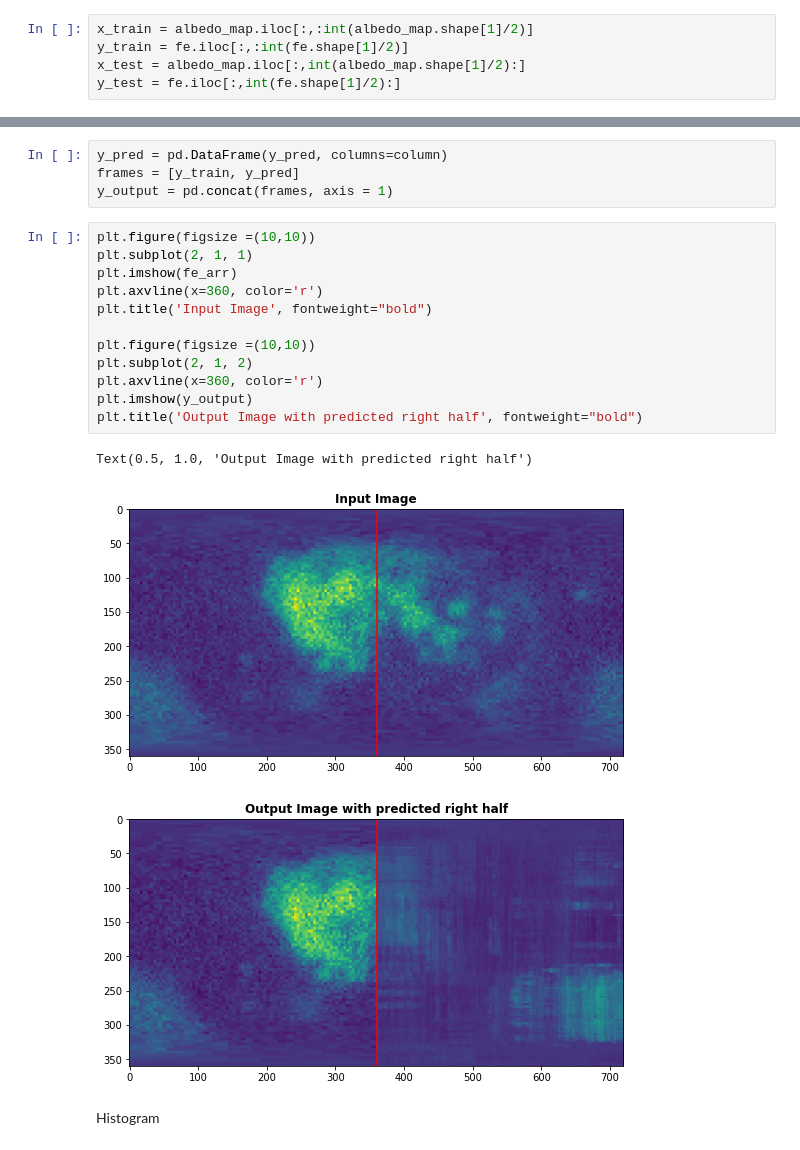
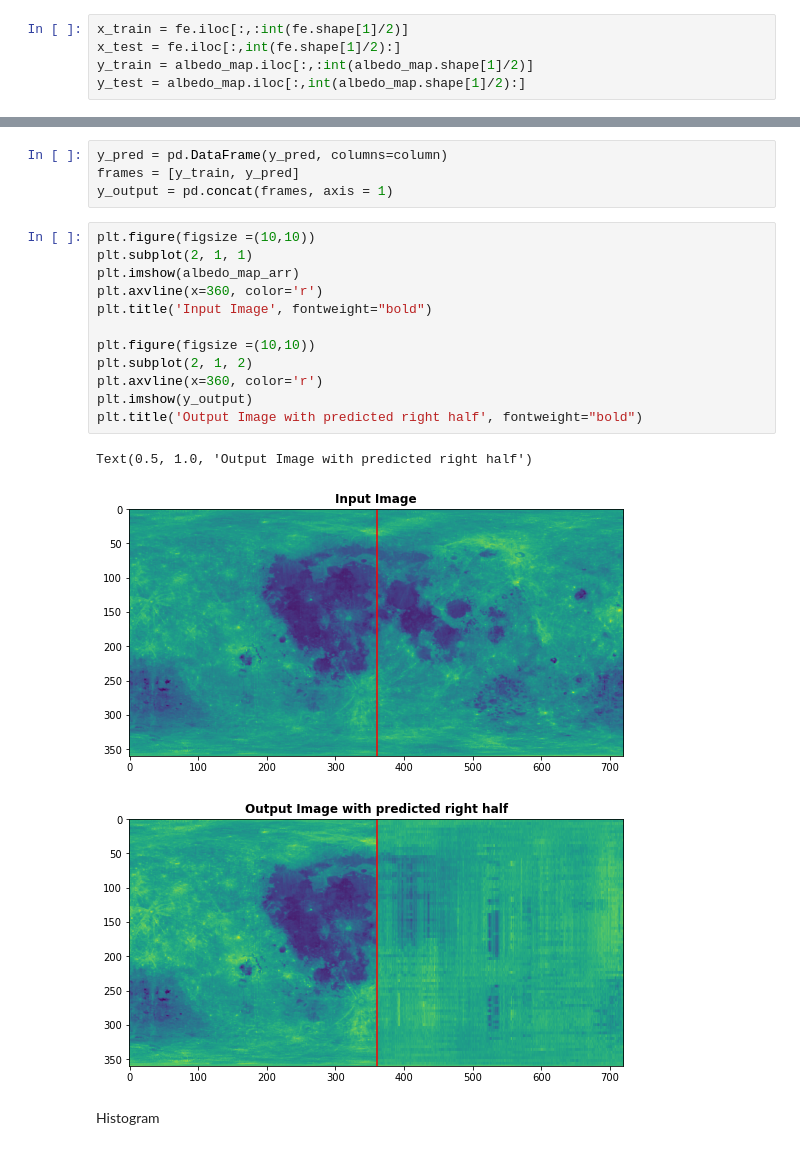
Before and after one commit to Kanav-Arora/Albedo-Moon, a Jupyter notebook: moon.ipynb, the cells around one changed output, grey strips where cells are left out. Drawn from its saved outputs; the diff is of its cells as text.

```diff
--- a/moon.ipynb
+++ b/moon.ipynb
@@ -45,10 +45,10 @@ plt.show()
 # %% [markdown]
 ### Fe
 # %%
-x_train = albedo_map.iloc[:,:int(albedo_map.shape[1]/2)]
-y_train = fe.iloc[:,:int(fe.shape[1]/2)]
-x_test = albedo_map.iloc[:,int(albedo_map.shape[1]/2):]
-y_test = fe.iloc[:,int(fe.shape[1]/2):]
+x_train = fe.iloc[:,:int(fe.shape[1]/2)]
+x_test = fe.iloc[:,int(fe.shape[1]/2):]
+y_train = albedo_map.iloc[:,:int(albedo_map.shape[1]/2)]
+y_test = albedo_map.iloc[:,int(albedo_map.shape[1]/2):]
 # %%
 from xgboost import XGBRegressor
 from sklearn.multioutput import MultiOutputRegressor
@@ -73,19 +73,19 @@ y_output = pd.concat(frames, axis = 1)
 # %%
 plt.figure(figsize =(10,10))
 plt.subplot(2, 1, 1)
-plt.imshow(fe_arr)
+plt.imshow(albedo_map_arr)
 plt.axvline(x=360, color='r')
 plt.title('Input Image', fontweight="bold")
 
 plt.figure(figsize =(10,10))
 plt.subplot(2, 1, 2)
 plt.axvline(x=360, color='r')
 plt.imshow(y_output)
 plt.title('Output Image with predicted right half', fontweight="bold")
 # %% [output]
 Text(0.5, 1.0, 'Output Image with predicted right half')
-[figure, old version]
+[figure, new version]
-[figure, old version]
+[figure, new version]
 # %% [markdown]
 Histogram
 # %%
```
Also changed, not shown: parts of 26 cells of this notebook, 1 other file.
